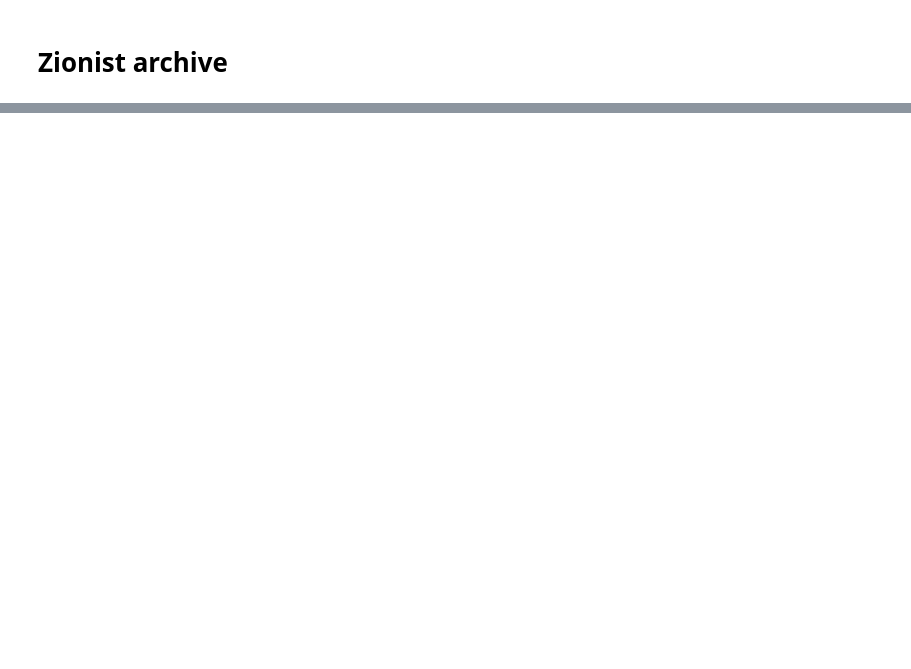
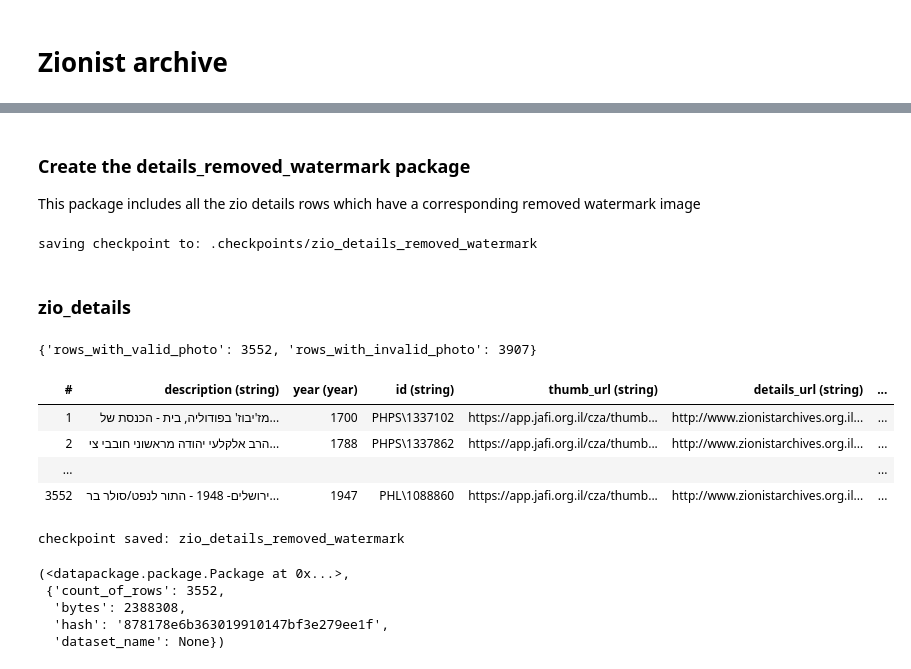
Before and after one commit to wmil-1946/wikiscraper, a Jupyter notebook: zio.ipynb, the cells around one changed output, grey strips where cells are left out. Saved outputs shown, nothing was run; the diff lists cells and outputs as text; code cells hidden in the pictures; blank space fills up the shorter version.

```diff
--- a/zio.ipynb
+++ b/zio.ipynb
@@ -60,0 +40,30 @@ data already exists, delete final-data/zio/details_removed_watermark/datapackage
+# %% [markdown]
+### Create the details_removed_watermark package
+
+This package includes all the zio details rows which have a corresponding removed watermark image
+# %%
+from dataflows import Flow, printer, checkpoint
+from zio_flows import details_removed_watermark
+
+!{'rm -rf .checkpoints/zio_details_removed_watermark'}
+
+Flow(
+    details_removed_watermark(SCRAPE_DETAILS_DATAPACKAGE_JSON, REMOVED_WATERMARK_FILES_PATH),
+    checkpoint('zio_details_removed_watermark'),
+    printer(tablefmt='html', num_rows=1),
+).process()
+# %% [output]
+saving checkpoint to: .checkpoints/zio_details_removed_watermark
+zio_details
+{'rows_with_valid_photo': 3552, 'rows_with_invalid_photo': 3907}
+| # | description (string) | year (year) | id (string) | thumb_url (string) | details_url (string) | ... |
+| 1 | מז'יבוז' בפודוליה, בית - הכנסת של... | 1700 | PHPS\1337102 | https://app.jafi.org.il/cza/thumb... | http://www.zionistarchives.org.il... | ... |
+| 2 | הרב אלקלעי יהודה מראשוני חובבי צי... | 1788 | PHPS\1337862 | https://app.jafi.org.il/cza/thumb... | http://www.zionistarchives.org.il... | ... |
+| ... |  |  |  |  |  | ... |
+| 3552 | ירושלים- 1948 - התור לנפט/סולר בר... | 1947 | PHL\1088860 | https://app.jafi.org.il/cza/thumb... | http://www.zionistarchives.org.il... | ... |
+checkpoint saved: zio_details_removed_watermark
+(<datapackage.package.Package at 0x...>,
+ {'count_of_rows': 3552,
+  'bytes': 2388308,
+  'hash': '878178e6b363019910147bf3e279ee1f',
+  'dataset_name': None})
```
Also changed, not shown: parts of 6 cells of this notebook, 3 other files.
